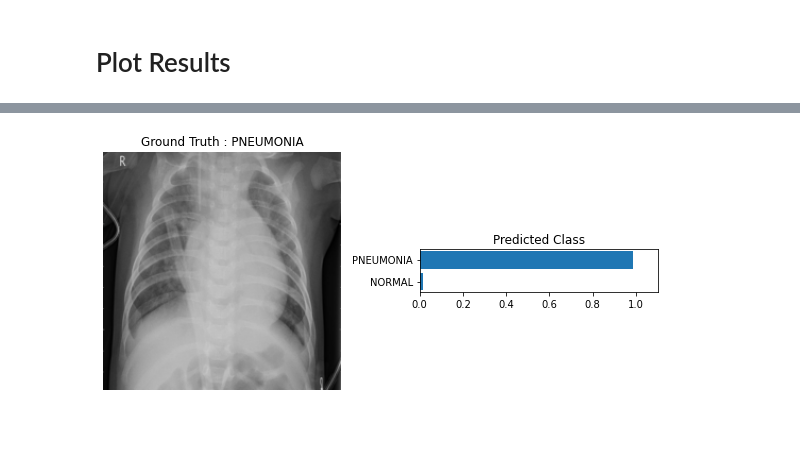
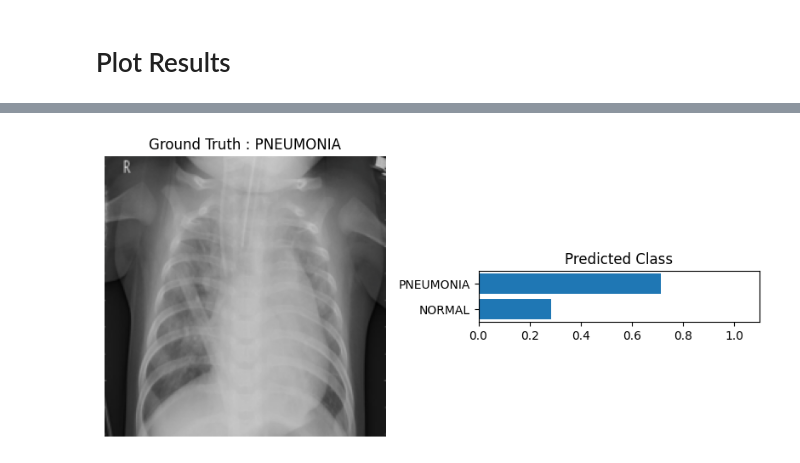
Before and after one commit to vtandon1204/pneumonia-classification, a Jupyter notebook: Pneumonia_Classification_.ipynb, the cells around one changed output, grey strips where cells are left out. Drawn from its saved outputs; the diff is of its cells as text; code cells hidden in the pictures; blank space fills up the shorter version.

```diff
--- a/Pneumonia_Classification_.ipynb
+++ b/Pneumonia_Classification_.ipynb
@@ -290,11 +307,11 @@ Test Acc : 0.879807710647583
 # %%
 import torch.nn.functional as F
 
-image,label = testset[324]
+image,label = testset[323]
 
 ps = model(image.to(device).unsqueeze(0))
 ps = F.softmax(ps,dim = 1)
 
 view_classify(image,ps,label)
 # %% [output]
-[figure, old version]
+[figure, new version]
```
Also changed, not shown: parts of 2 cells of this notebook, 1 other file.
